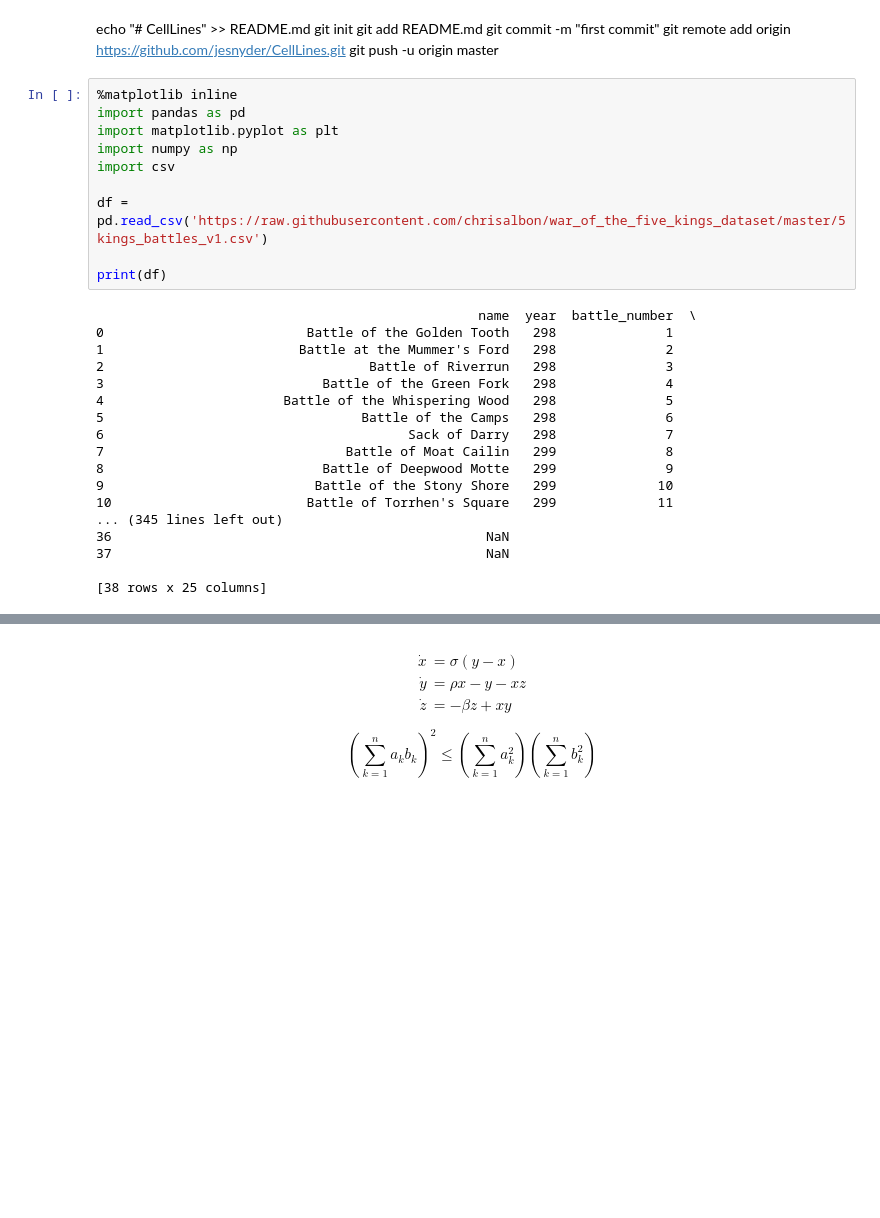
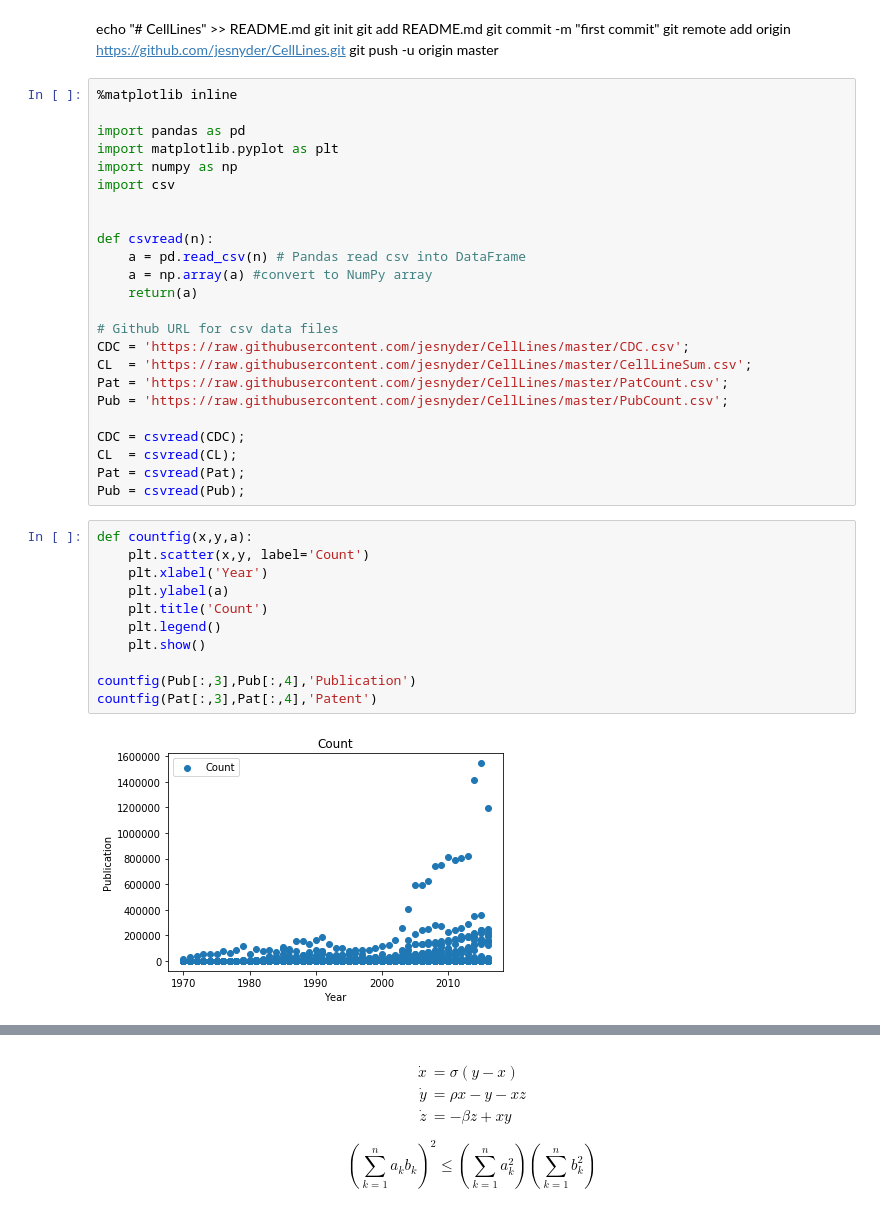
Before and after one commit to jesnyder/CellLines, a Jupyter notebook: EthnicRepresentation.ipynb, the cells around one changed output, grey strips where cells are left out. Cells and saved outputs as stored; diff of their text form; blank space fills up the shorter version.

```diff
--- a/EthnicRepresentation.ipynb
+++ b/EthnicRepresentation.ipynb
@@ -14,31 +14,40 @@ git add README.md
 git commit -m "first commit"
 git remote add origin https://github.com/jesnyder/CellLines.git
 git push -u origin master
-# %%
-%matplotlib inline
-import pandas as pd
-import matplotlib.pyplot as plt
-import numpy as np
-import csv
-
-df = pd.read_csv('https://raw.githubusercontent.com/chrisalbon/war_of_the_five_kings_dataset/master/5kings_battles_v1.csv')
-
-print(df)
-# %% [output]
-                                                 name  year  battle_number  \
-0                          Battle of the Golden Tooth   298              1
-1                         Battle at the Mummer's Ford   298              2
-2                                  Battle of Riverrun   298              3
-3                            Battle of the Green Fork   298              4
-4                       Battle of the Whispering Wood   298              5
-5                                 Battle of the Camps   298              6
-6                                       Sack of Darry   298              7
-7                               Battle of Moat Cailin   299              8
-8                            Battle of Deepwood Motte   299              9
-9                           Battle of the Stony Shore   299             10
-10                         Battle of Torrhen's Square   299             11
-... (345 lines left out)
-36                                                NaN
-37                                                NaN
-
-[38 rows x 25 columns]
+# %%
+%matplotlib inline
+
+import pandas as pd
+import matplotlib.pyplot as plt
+import numpy as np
+import csv
+
+
+def csvread(n):
+    a = pd.read_csv(n) # Pandas read csv into DataFrame
+    a = np.array(a) #convert to NumPy array
+    return(a)
+
+# Github URL for csv data files
+CDC = 'https://raw.githubusercontent.com/jesnyder/CellLines/master/CDC.csv';
+CL  = 'https://raw.githubusercontent.com/jesnyder/CellLines/master/CellLineSum.csv';
+Pat = 'https://raw.githubusercontent.com/jesnyder/CellLines/master/PatCount.csv';
+Pub = 'https://raw.githubusercontent.com/jesnyder/CellLines/master/PubCount.csv';
+
+CDC = csvread(CDC);
+CL  = csvread(CL);
+Pat = csvread(Pat);
+Pub = csvread(Pub);
+# %%
+def countfig(x,y,a):
+    plt.scatter(x,y, label='Count')
+    plt.xlabel('Year')
+    plt.ylabel(a)
+    plt.title('Count')
+    plt.legend()
+    plt.show()
+
+countfig(Pub[:,3],Pub[:,4],'Publication')
+countfig(Pat[:,3],Pat[:,4],'Patent')
+# %% [output]
+[figure, added]
```
Also changed, not shown: parts of 3 cells of this notebook.
